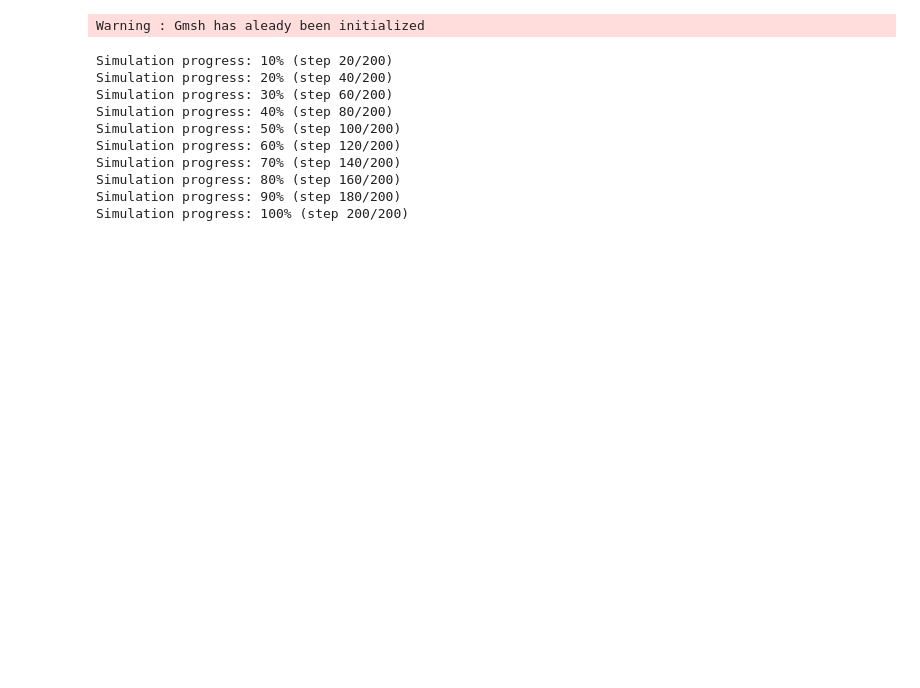
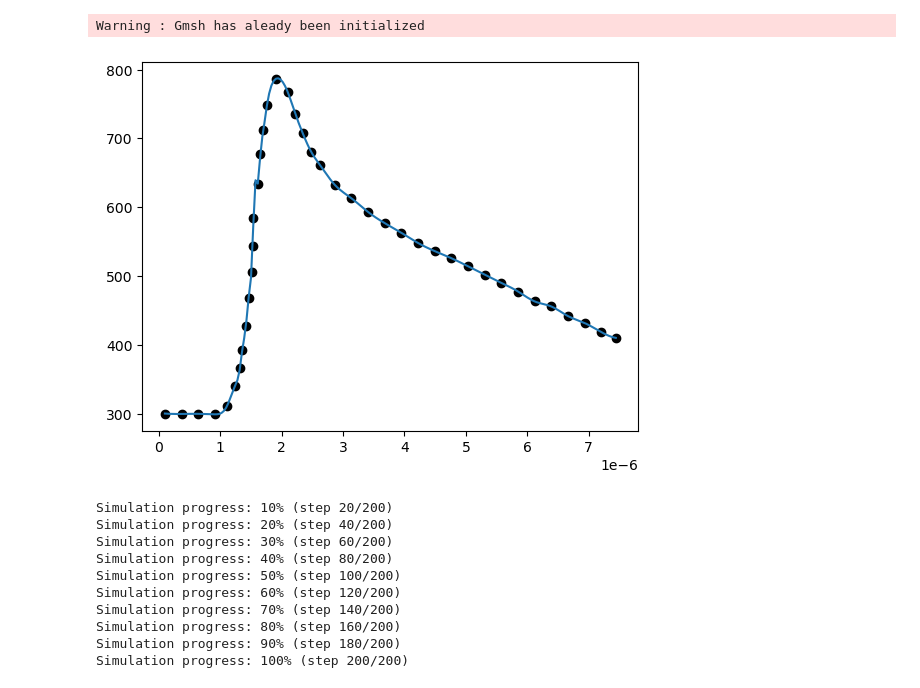
Before and after one commit to cebarker1000/heatflow, a Jupyter notebook: tester.ipynb, the cells around one changed output. Drawn from its saved outputs; the diff is of its cells as text; code cells hidden in the pictures; blank space fills up the shorter version.

Commit message:
working time-space variable bc

```diff
--- a/tester.ipynb
+++ b/tester.ipynb
@@ -131,6 +137,29 @@ ic_fxn = spaces.initial_condition(300.0)
 u_n = fem.Function(spaces.V)
 u_n.x.array[:] = ic_fxn.x.array
 u_n.x.scatter_forward()
+# %%
+# define boundary conditions
+
+# interpolate bc spline
+from scipy.interpolate import make_interp_spline
+pside_heating_spline_interp = make_interp_spline(df_pside['time'], df_pside['temperature'], k=3)
+
+offset = df_pside['temperature'].iloc[0] - 300
+def heating_offset(t):
+    return float(pside_heating_spline_interp(t)) - offset
+
+
+# check that spline is reasonable
+import matplotlib.pyplot as plt
+fig, ax = plt.subplots()
+
+ax.scatter(df_pside['time'], df_pside['temperature']-offset, color = 'black', zorder = 1)
+
+synthetic_x = np.linspace(min(df_pside['time']), max(df_pside['time']), 200)
+ax.plot(synthetic_x, [heating_offset(x) for x in synthetic_x], zorder = 2)
+plt.show()
+# %% [output]
+[figure, added]
 # %%
 # define boundary conditions
 
```
Also changed, not shown: parts of 6 cells of this notebook.
